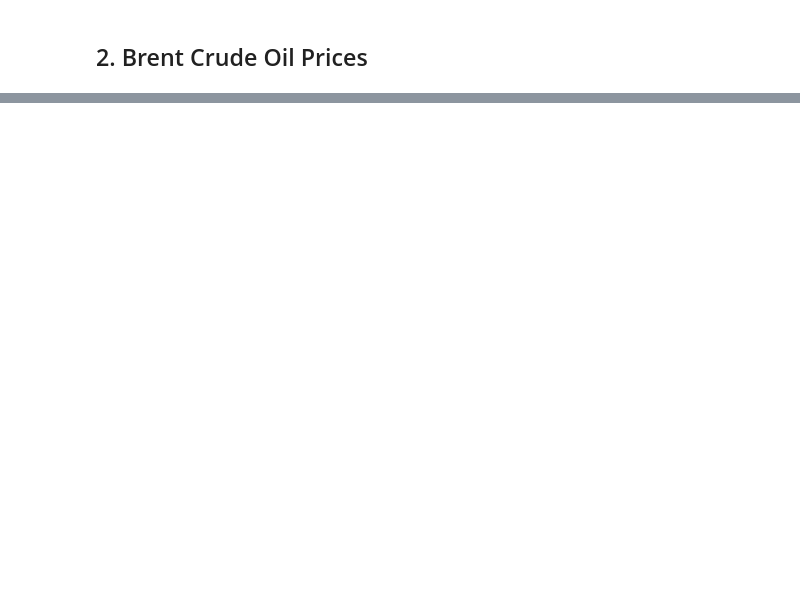
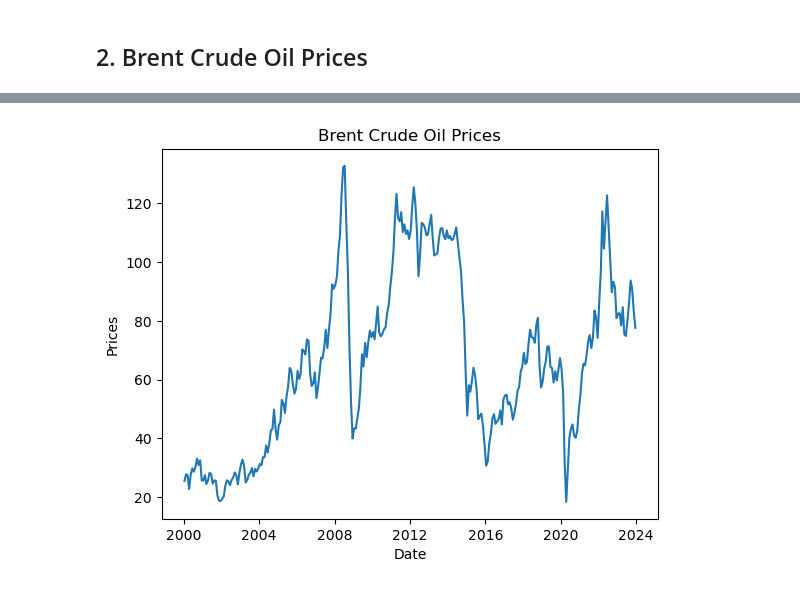
Before and after one commit to GorataB/Hackathon_PolyglotPioneers, a Jupyter notebook: Data Cleaning.ipynb, the cells around one changed output, grey strips where cells are left out. Drawn from its saved outputs; the diff is of its cells as text; code cells hidden in the pictures; blank space fills up the shorter version.

Commit message:
Update Data Cleaning

```diff
--- a/Data Cleaning.ipynb
+++ b/Data Cleaning.ipynb
@@ -114,2 +114,5 @@ plt.show()
 # %% [markdown]
 ## 2. Brent Crude Oil Prices
+# %%
+# Load Brent Crude Oil prices dataset
+brent = pd.read_csv(f"{DATA_DIR}/02_brent_crude_monthly.csv", parse_dates=["Date"])
@@ -115,0 +190,13 @@ plt.show()
+# %%
+# Plot the time series
+fig, ax = plt.subplots()
+
+ax.plot(brent["Date"], brent["Brent_USD_per_barrel"])
+
+ax.set_title("Brent Crude Oil Prices")
+ax.set_xlabel("Date")
+ax.set_ylabel("Prices")
+
+plt.show()
+# %% [output]
+[figure, added]
```
Also changed, not shown: parts of 14 cells of this notebook.
